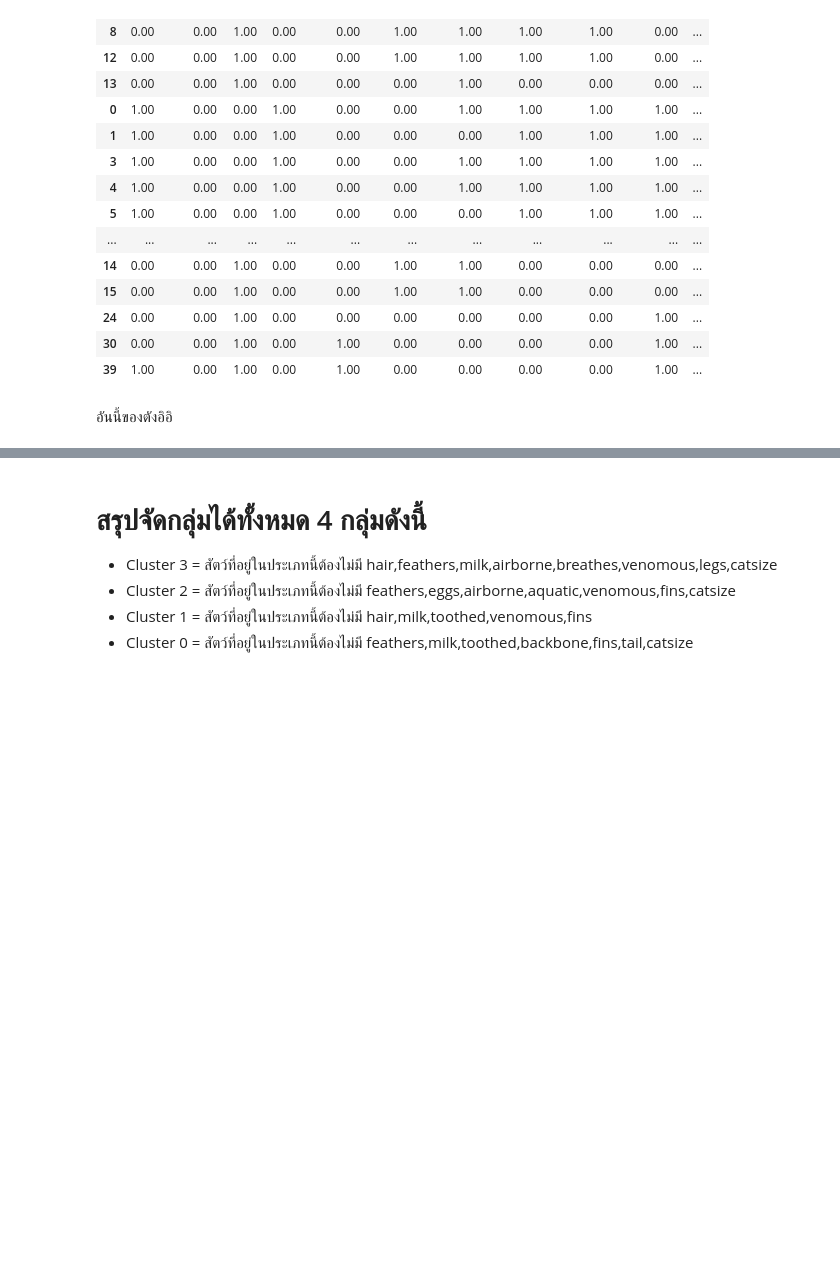
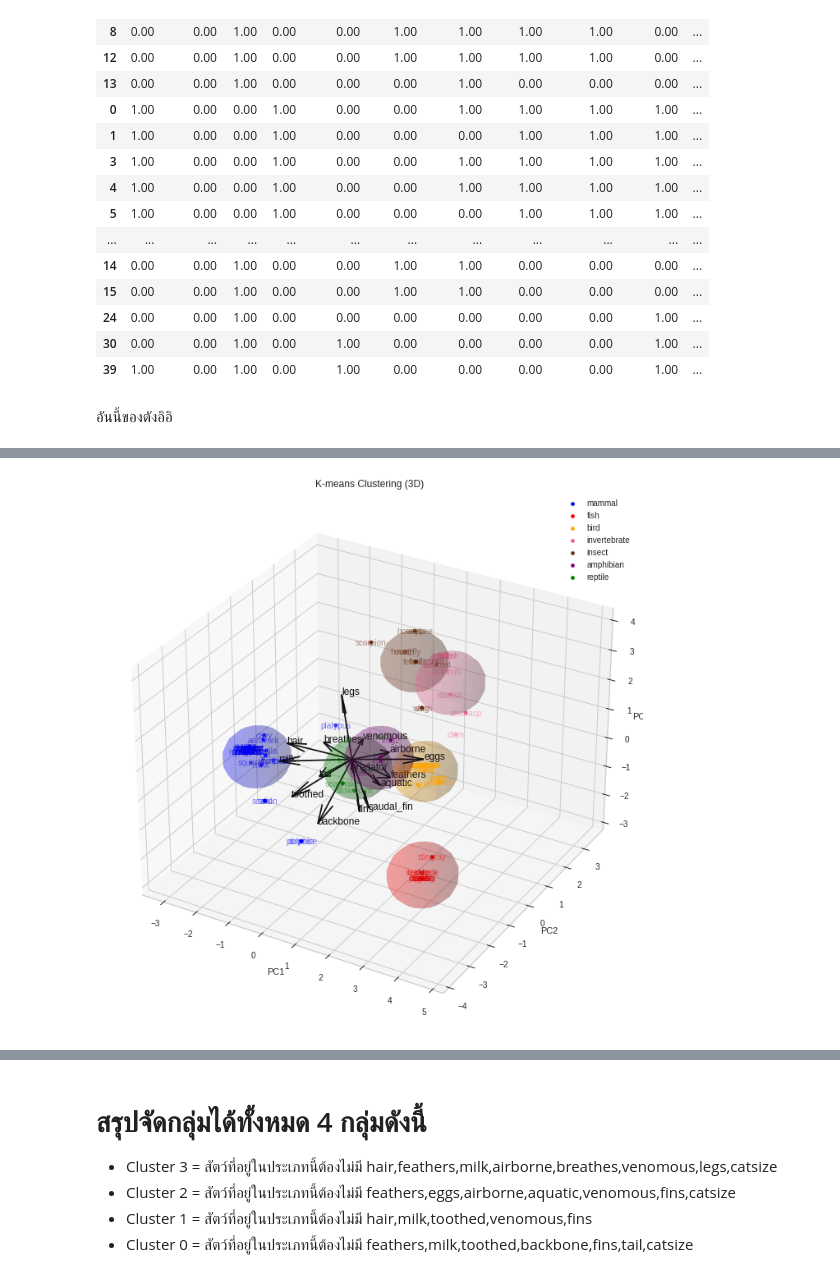
Before and after one commit to TungSoPon/bsc_dpdm22, a Jupyter notebook: Project_Datamining.ipynb, the cells around one changed output, grey strips where cells are left out. Saved outputs shown, nothing was run; the diff lists cells and outputs as text; code cells hidden in the pictures; blank space fills up the shorter version.

Commit message:
Project

```diff
--- a/Project_Datamining.ipynb
+++ b/Project_Datamining.ipynb
@@ -804,0 +827,41 @@ plt.show()
+# %%
+from mpl_toolkits.mplot3d import Axes3D
+
+fig = plt.figure(figsize=(14, 12))
+ax = fig.add_subplot(111, projection='3d')
+X = zoo.drop(["animal_name", "class_type", "type", "animal"], axis=1)
+y = zoo["type"]
+X_scaled = (X - X.mean()) / X.std()
+
+for i, animal_type in enumerate(y.unique()):
+    ax.scatter(X_pca[y == animal_type, 0], X_pca[y == animal_type, 1], X_pca[y == animal_type, 2], label=animal_type, color=type_colors[animal_type])
+
+for i, feature in enumerate(X.columns):
+    ax.quiver(0, 0, 0, pca.components_[0, i] * 4.15, pca.components_[1, i]* 4.10, pca.components_[2, i]* 3.50, length=1.0,color="k")
+    ax.text(pca.components_[0, i] * 4.15, pca.components_[1, i] * 4.15, pca.components_[2, i] * 3.50, feature, color="k")
+
+for i, animal in enumerate(zoo["animal_name"]):
+    animal_type = y[i]
+    ax.text(X_pca[i, 0], X_pca[i, 1], X_pca[i, 2], animal, ha="center", va="center", fontsize=10, color=type_colors[animal_type], alpha=0.5)
+
+ax.set_xlabel("PC1")
+ax.set_ylabel("PC2")
+ax.set_zlabel("PC3")
+ax.legend()
+
+# Calculate mean PCA scores of each group
+pca_df = pd.DataFrame({"PC1": X_pca[:, 0], "PC2": X_pca[:, 1], "PC3": X_pca[:, 2], "Type": y})
+mean_pca = pca_df.groupby("Type").mean()
+
+# Plot group spheres
+for i, animal_type in enumerate(y.unique()):
+    u, v = np.mgrid[0:2*np.pi:20j, 0:np.pi:10j]
+    x = mean_pca.loc[animal_type, "PC1"] + 0.9*np.sin(v)*np.cos(u)
+    y = mean_pca.loc[animal_type, "PC2"] + 0.9*np.sin(v)*np.sin(u)
+    z = mean_pca.loc[animal_type, "PC3"] + 0.9*np.cos(v)
+    ax.plot_surface(x, y, z, color=type_colors[animal_type], alpha=0.2)
+
+plt.title('K-means Clustering (3D)');
+plt.show()
+# %% [output]
+[figure, added]
```
Also changed, not shown: parts of 11 cells of this notebook.
